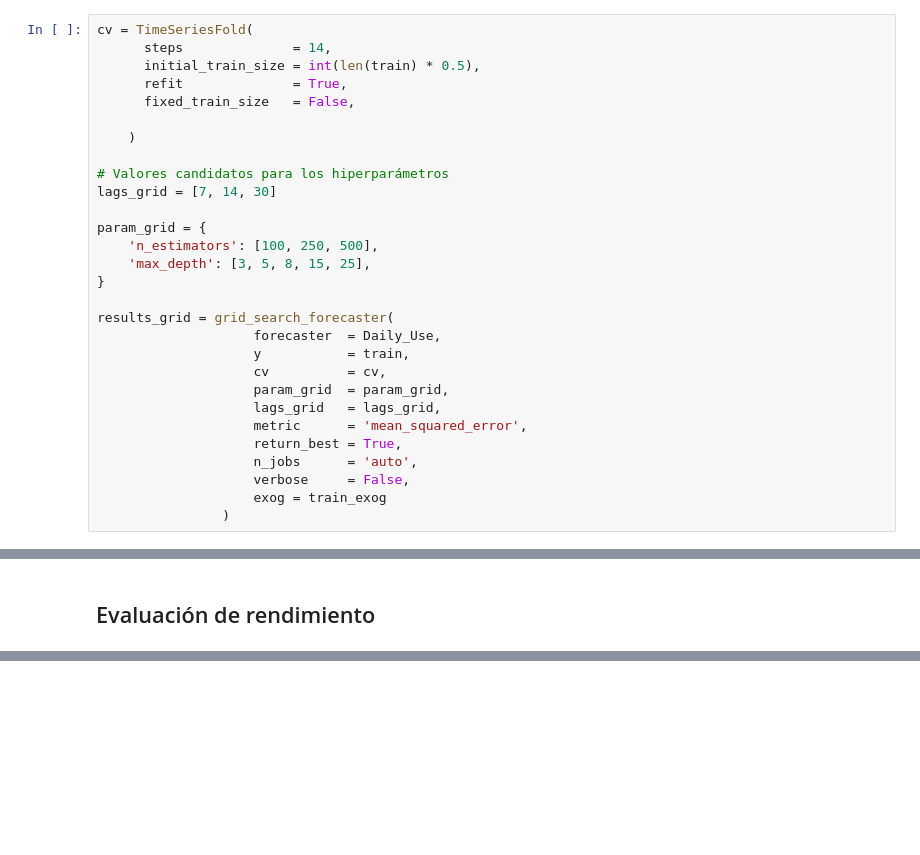
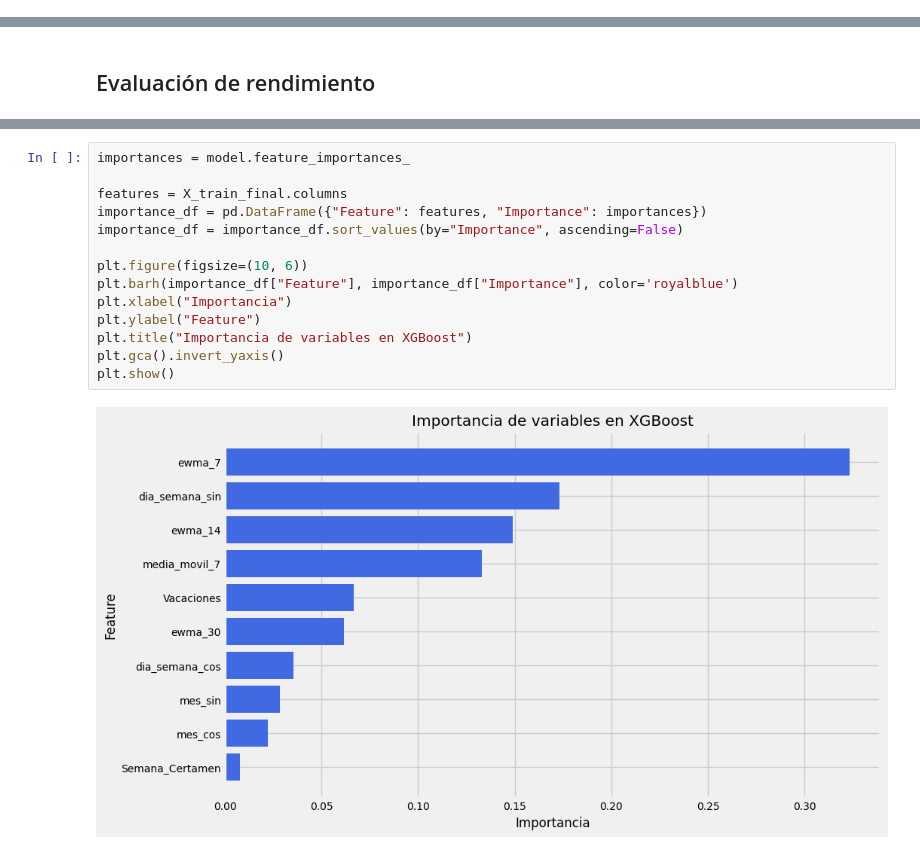
Before and after one commit to BrendanRubilar/IA_Library_Proyect, a Jupyter notebook: LibraryUseRF.ipynb, the cells around one changed output, grey strips where cells are left out. Cells and saved outputs as stored; diff of their text form; blank space fills up the shorter version.

```diff
--- a/LibraryUseRF.ipynb
+++ b/LibraryUseRF.ipynb
@@ -202,29 +263,0 @@ Daily_Use.fit(y=train, exog=train_exog)
-# %%
-cv = TimeSeriesFold(
-      steps              = 14,
-      initial_train_size = int(len(train) * 0.5),
-      refit              = True,
-      fixed_train_size   = False,
-
-    )
-
-# Valores candidatos para los hiperparámetros
-lags_grid = [7, 14, 30]
-
-param_grid = {
-    'n_estimators': [100, 250, 500],
-    'max_depth': [3, 5, 8, 15, 25],
-}
-
-results_grid = grid_search_forecaster(
-                    forecaster  = Daily_Use,
-                    y           = train,
-                    cv          = cv,
-                    param_grid  = param_grid,
-                    lags_grid   = lags_grid,
-                    metric      = 'mean_squared_error',
-                    return_best = True,
-                    n_jobs      = 'auto',
-                    verbose     = False,
-                    exog = train_exog
-                )
@@ -304,0 +347,16 @@ plt.show()
+# %%
+importances = model.feature_importances_
+
+features = X_train_final.columns
+importance_df = pd.DataFrame({"Feature": features, "Importance": importances})
+importance_df = importance_df.sort_values(by="Importance", ascending=False)
+
+plt.figure(figsize=(10, 6))
+plt.barh(importance_df["Feature"], importance_df["Importance"], color='royalblue')
+plt.xlabel("Importancia")
+plt.ylabel("Feature")
+plt.title("Importancia de variables en XGBoost")
+plt.gca().invert_yaxis()
+plt.show()
+# %% [output]
+[figure, added]
```
Also changed, not shown: parts of 30 cells of this notebook, 12 other files.
